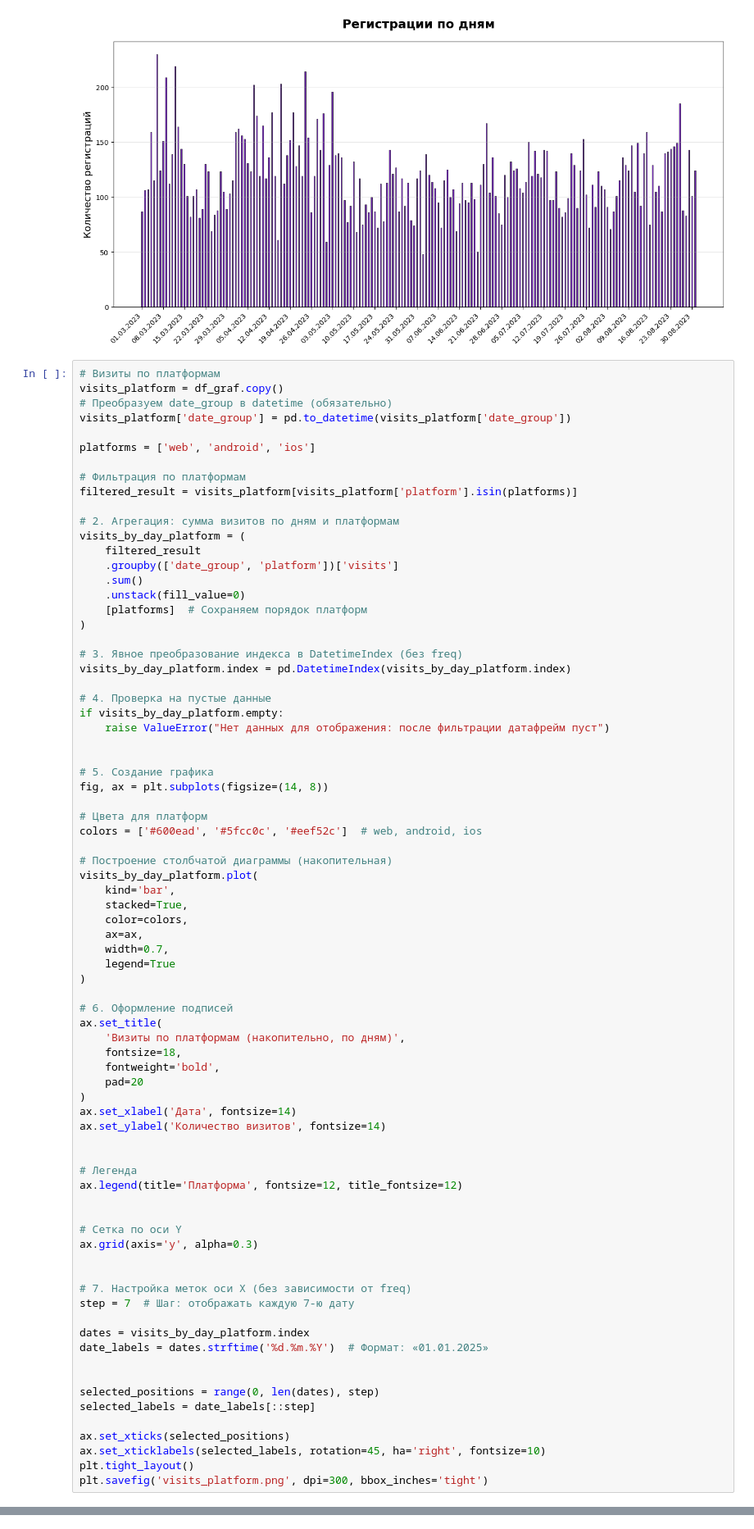
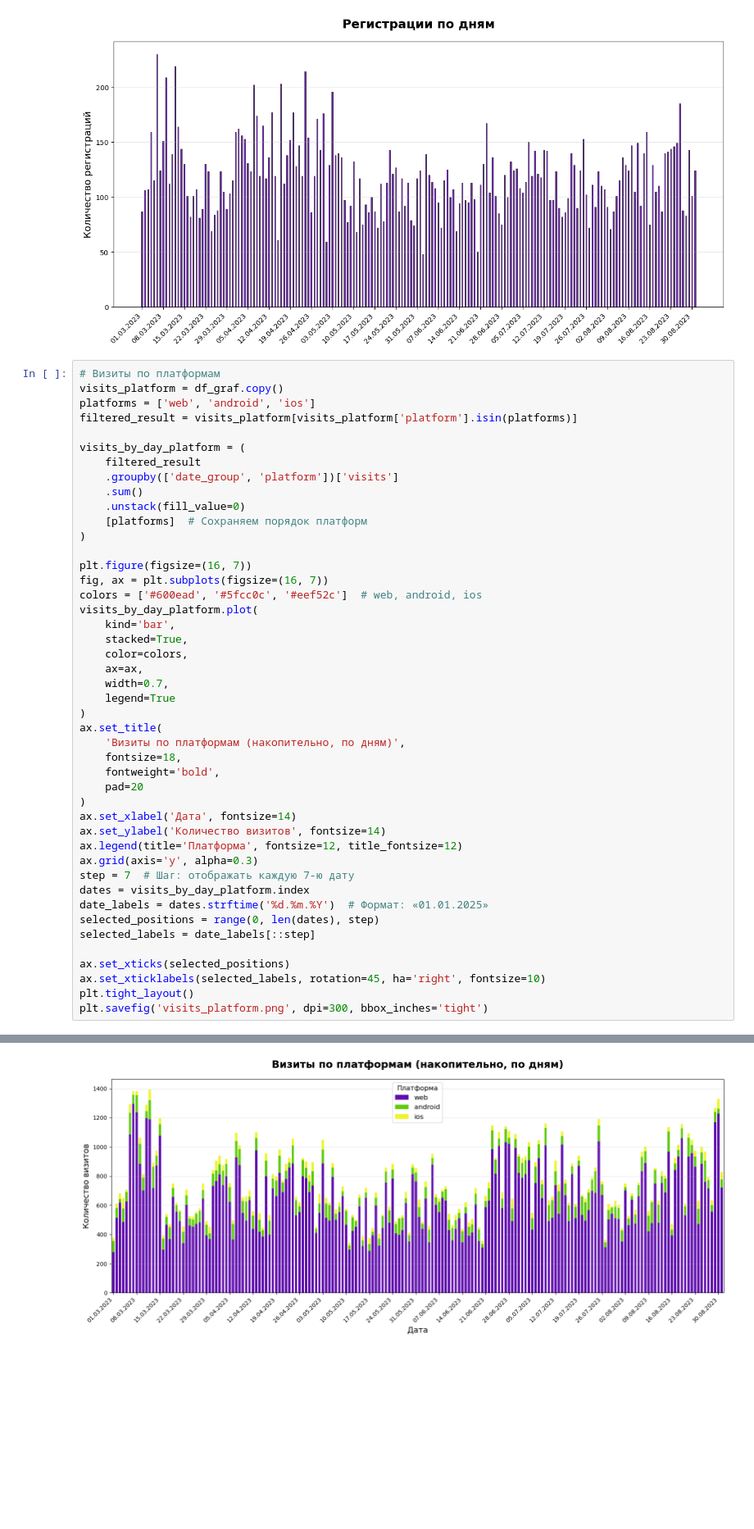
Before and after one commit to kot-yenot/data-analytics-project-100, a Jupyter notebook: charts_project.ipynb, the cells around one changed output, grey strips where cells are left out. Shown at 82% size. Saved outputs shown, nothing was run; the diff lists cells and outputs as text; blank space fills up the shorter version.

```diff
--- a/charts_project.ipynb
+++ b/charts_project.ipynb
@@ -145,15 +145,9 @@ plt.savefig( d / 'final_reg.png', dpi=300, bbox_inches='tight')
 # %%
 # Визиты по платформам
 visits_platform = df_graf.copy()
-# Преобразуем date_group в datetime (обязательно)
-visits_platform['date_group'] = pd.to_datetime(visits_platform['date_group'])
-
 platforms = ['web', 'android', 'ios']
-
-# Фильтрация по платформам
 filtered_result = visits_platform[visits_platform['platform'].isin(platforms)]
 
-# 2. Агрегация: сумма визитов по дням и платформам
 visits_by_day_platform = (
     filtered_result
     .groupby(['date_group', 'platform'])['visits']
@@ -162,21 +156,9 @@ visits_by_day_platform = (
     [platforms]  # Сохраняем порядок платформ
 )
 
-# 3. Явное преобразование индекса в DatetimeIndex (без freq)
-visits_by_day_platform.index = pd.DatetimeIndex(visits_by_day_platform.index)
-
-# 4. Проверка на пустые данные
-if visits_by_day_platform.empty:
-    raise ValueError("Нет данных для отображения: после фильтрации датафрейм пуст")
-
-
-# 5. Создание графика
-fig, ax = plt.subplots(figsize=(14, 8))
-
-# Цвета для платформ
+plt.figure(figsize=(16, 7))
+fig, ax = plt.subplots(figsize=(16, 7))
 colors = ['#600ead', '#5fcc0c', '#eef52c']  # web, android, ios
-
-# Построение столбчатой диаграммы (накопительная)
 visits_by_day_platform.plot(
     kind='bar',
     stacked=True,
@@ -185,8 +167,6 @@ visits_by_day_platform.plot(
     width=0.7,
     legend=True
 )
-
-# 6. Оформление подписей
 ax.set_title(
     'Визиты по платформам (накопительно, по дням)',
     fontsize=18,
@@ -195,23 +175,11 @@ ax.set_title(
 )
 ax.set_xlabel('Дата', fontsize=14)
 ax.set_ylabel('Количество визитов', fontsize=14)
-
-
-# Легенда
 ax.legend(title='Платформа', fontsize=12, title_fontsize=12)
-
-
-# Сетка по оси Y
 ax.grid(axis='y', alpha=0.3)
-
-
-# 7. Настройка меток оси X (без зависимости от freq)
 step = 7  # Шаг: отображать каждую 7‑ю дату
-
 dates = visits_by_day_platform.index
 date_labels = dates.strftime('%d.%m.%Y')  # Формат: «01.01.2025»
-
-
 selected_positions = range(0, len(dates), step)
 selected_labels = date_labels[::step]
 
@@ -223,0 +192 @@ SyntaxError: invalid syntax. Perhaps you forgot a comma? (813133239.py, line 49)
+[figure, added]
```
Also changed, not shown: parts of 1 cell of this notebook, 1 other file.
